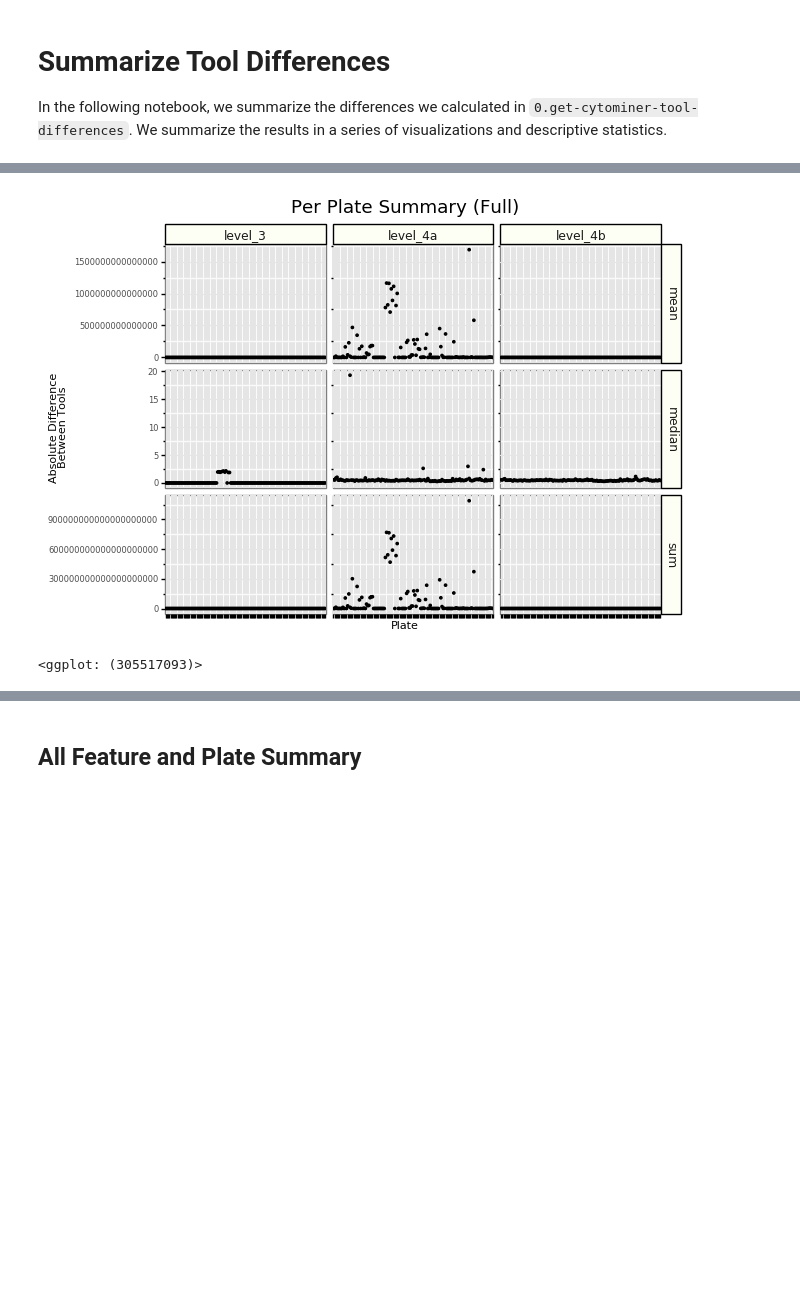
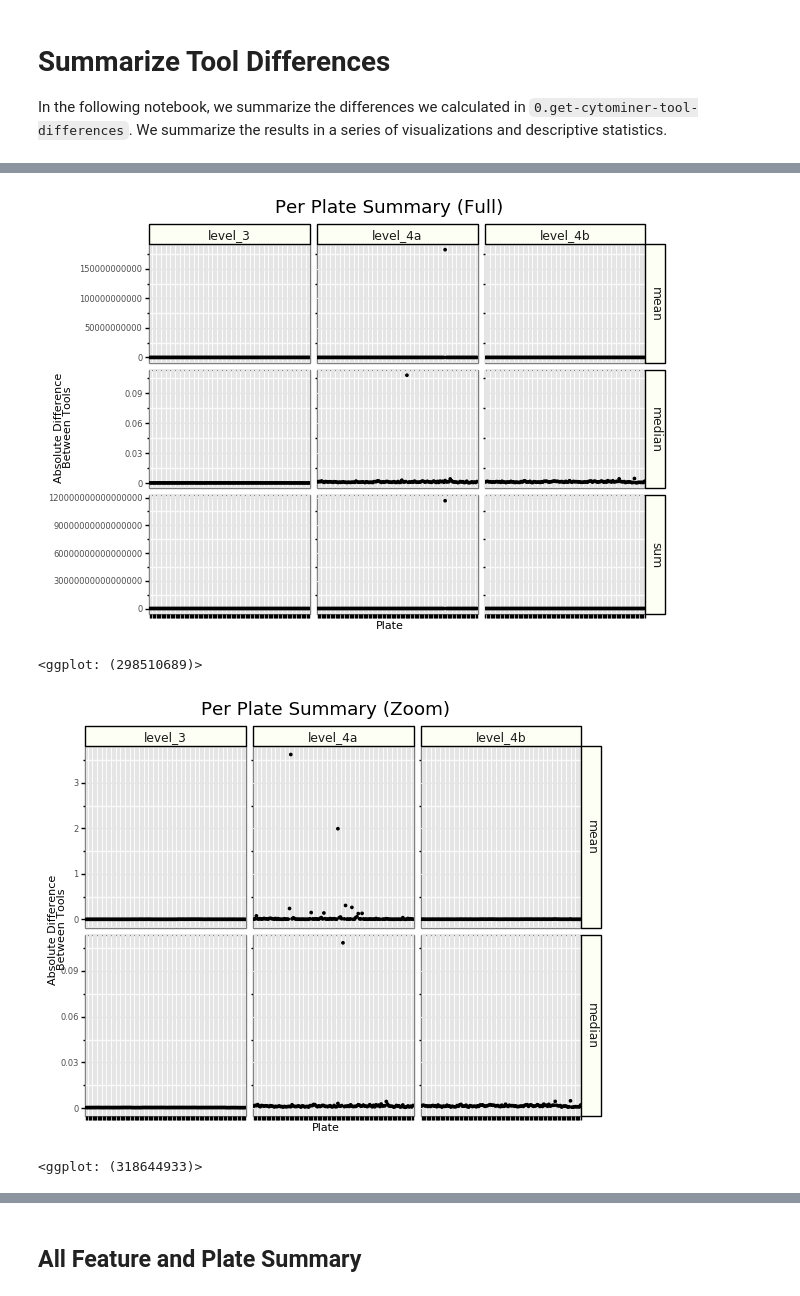
Before and after one commit to broadinstitute/lincs-cell-painting, a Jupyter notebook: comparison/1.summarize-cytominer-tool-differences.ipynb, the cells around one changed output, grey strips where cells are left out. Drawn from its saved outputs; the diff is of its cells as text; code cells hidden in the pictures; blank space fills up the shorter version.

```diff
--- a/comparison/1.summarize-cytominer-tool-differences.ipynb
+++ b/comparison/1.summarize-cytominer-tool-differences.ipynb
@@ -20,7 +20,7 @@ from util import generate_output_filenames
 # %%
 # Set constants
 input_dir = "results"
-levels = ["level_3", "level_4a", "level_4b"]
+levels = ["level_3", "level_4a", "level_4b", "pycytominer_select"]
 metrics = ["mean", "median", "sum"]
 
 # Set output directory
@@ -74,0 +92,3 @@ summary_df.head()
+# %%
+# Since we know that these were processed differently, remove from the comparison
+summary_df = summary_df.query("plate not in @nonuniform_plates").reset_index(drop=True)
@@ -84,6 +106,9 @@ summary_df.plate = pd.Categorical(
 # Process summary dataframe
 summary_melted_df = []
 for level in levels:
+    # Summary for pycytominer select not shown to reduce comparison size
+    if level == "pycytominer_select":
+        continue
     for metric in metrics:
         col_name = f"{level}_complete_{metric}_diff"
         subset_df = (
@@ -94,6 +119,10 @@ for level in levels:
         summary_melted_df.append(subset_df)
 
 summary_melted_df = pd.concat(summary_melted_df).reset_index(drop=True)
+summary_melted_df = summary_melted_df.assign(uniform=True)
+summary_melted_df.loc[
+    summary_melted_df.plate.isin(nonuniform_plates), "uniform"
+] = False
 
 print(summary_melted_df.shape)
 summary_melted_df.head()
@@ -109,19 +138,39 @@ summary_melted_df.head()
 # %%
 summary_metric_full_gg = (
     gg.ggplot(summary_melted_df, gg.aes(x="plate", y="metric_value"))
     + gg.geom_point(size=0.5)
     + gg.facet_grid("metric~level", scales="free")
     + gg.xlab("Plate")
     + gg.ylab("Absolute Difference\nBetween Tools")
     + gg.ggtitle("Per Plate Summary (Full)")
     + theme_summary
 )
 
 output_file = pathlib.Path(f"{output_fig_dir}/summary_metrics_full.png")
 summary_metric_full_gg.save(output_file, dpi=500, height=4, width=6)
 
-summary_metric_full_gg
+print(summary_metric_full_gg)
+
+summary_metric_zoom_gg = (
+    gg.ggplot(
+        summary_melted_df.query("metric_value < 10"),
+        gg.aes(x="plate", y="metric_value"),
+    )
+    + gg.geom_point(size=0.5)
+    + gg.facet_grid("metric~level", scales="free")
+    + gg.xlab("Plate")
+    + gg.ylab("Absolute Difference\nBetween Tools")
+    + gg.ggtitle("Per Plate Summary (Zoom)")
+    + theme_summary
+)
+
+output_file = pathlib.Path(f"{output_fig_dir}/summary_metrics_zoom.png")
+summary_metric_zoom_gg.save(output_file, dpi=500, height=3.5, width=6)
+
+print(summary_metric_zoom_gg)
 # %% [output]
-[figure, old version]
+[figure, new version]
-<ggplot: (305517093)>
+<ggplot: (298510689)>
+[figure, added]
+<ggplot: (318644933)>
 [interactive output not drawn]
```
Also changed, not shown: parts of 12 cells of this notebook, 1 other file.
